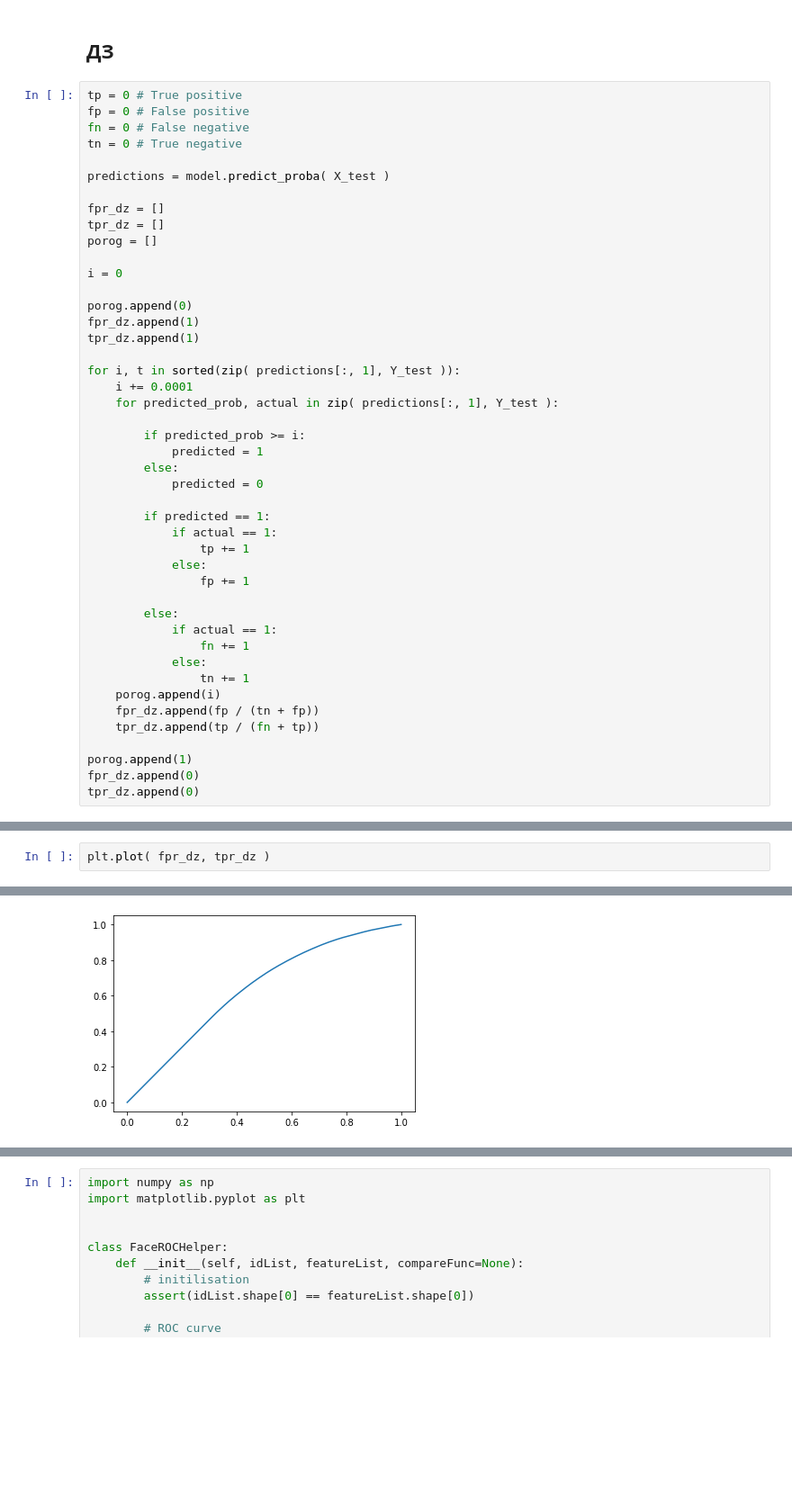
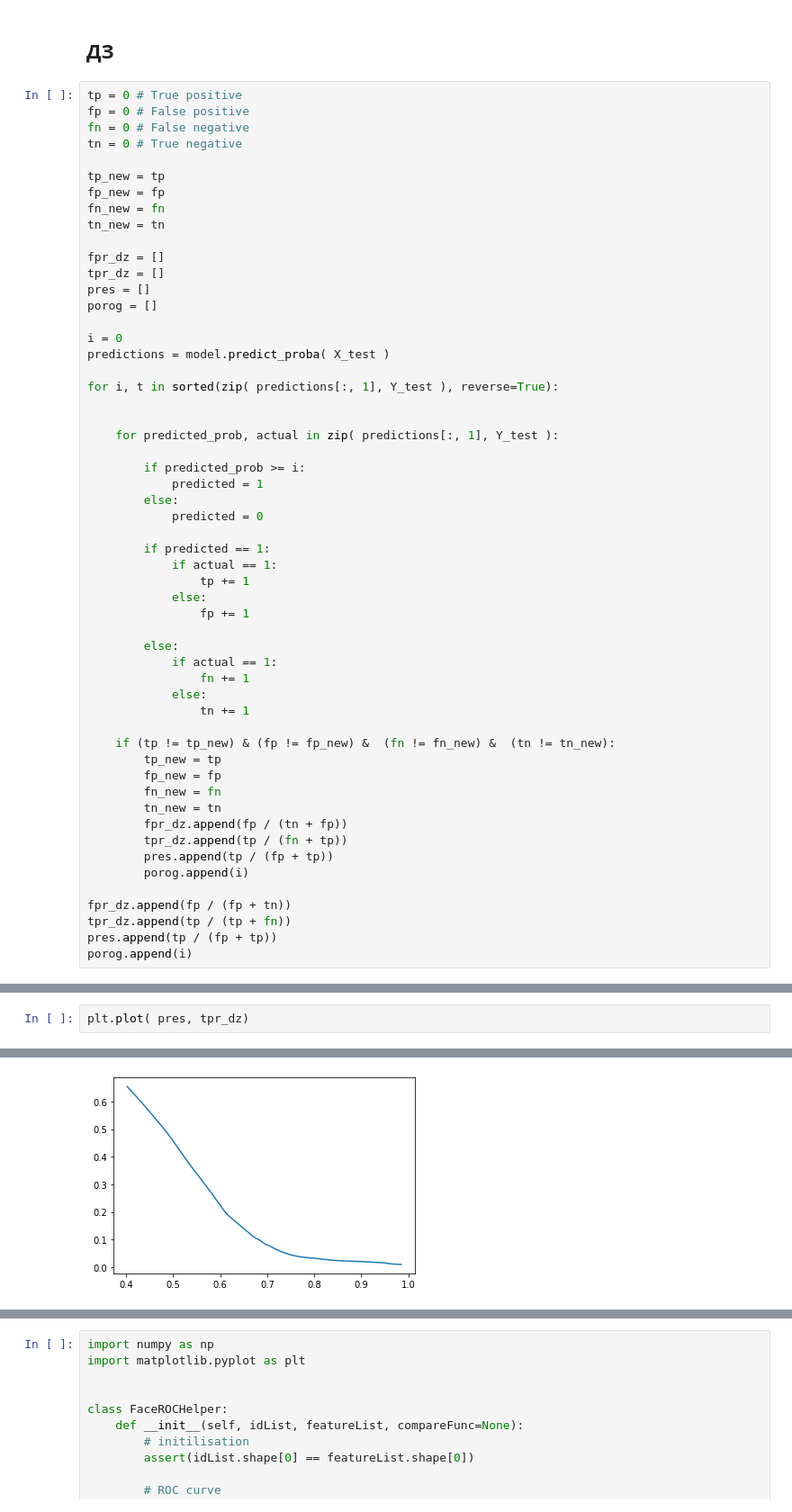
Before and after one commit to Denis-hap/pyda-9, a Jupyter notebook: Feature_Engineering_dz/5/dz_5.ipynb, the cells around one changed output, grey strips where cells are left out. Shown at 90% size. Saved outputs shown, nothing was run; the diff lists cells and outputs as text; blank space fills up the shorter version.

```diff
--- a/Feature_Engineering_dz/5/dz_5.ipynb
+++ b/Feature_Engineering_dz/5/dz_5.ipynb
@@ -214,20 +215,22 @@ fp = 0 # False positive
 fn = 0 # False negative
 tn = 0 # True negative
 
-predictions = model.predict_proba( X_test )
+tp_new = tp
+fp_new = fp
+fn_new = fn
+tn_new = tn
 
 fpr_dz = []
 tpr_dz = []
+pres = []
 porog = []
 
 i = 0
+predictions = model.predict_proba( X_test )
 
-porog.append(0)
-fpr_dz.append(1)
-tpr_dz.append(1)
+for i, t in sorted(zip( predictions[:, 1], Y_test ), reverse=True):
 
-for i, t in sorted(zip( predictions[:, 1], Y_test )):
-    i += 0.0001
+
     for predicted_prob, actual in zip( predictions[:, 1], Y_test ):
 
         if predicted_prob >= i:
@@ -246,13 +249,21 @@ for i, t in sorted(zip( predictions[:, 1], Y_test )):
                 fn += 1
             else:
                 tn += 1
-    porog.append(i)
-    fpr_dz.append(fp / (tn + fp))
-    tpr_dz.append(tp / (fn + tp))
 
-porog.append(1)
-fpr_dz.append(0)
-tpr_dz.append(0)
+    if (tp != tp_new) & (fp != fp_new) &  (fn != fn_new) &  (tn != tn_new):
+        tp_new = tp
+        fp_new = fp
+        fn_new = fn
+        tn_new = tn
+        fpr_dz.append(fp / (tn + fp))
+        tpr_dz.append(tp / (fn + tp))
+        pres.append(tp / (fp + tp))
+        porog.append(i)
+
+fpr_dz.append(fp / (fp + tn))
+tpr_dz.append(tp / (tp + fn))
+pres.append(tp / (fp + tp))
+porog.append(i)
 # %%
 plt.plot( fpr_dz, tpr_dz )
 # %% [output]
@@ -327,8 +272,8 @@ tpr_dz.append(0)
 # %%
-plt.plot( fpr_dz, tpr_dz )
+plt.plot( pres, tpr_dz)
 # %% [output]
 [<matplotlib.lines.Line2D at 0x...>]
-[figure, old version]
+[figure, new version]
 # %%
 for line in zip( fpr_dz, tpr_dz, porog):
     print( line )
```
Also changed, not shown: parts of 6 cells of this notebook.
